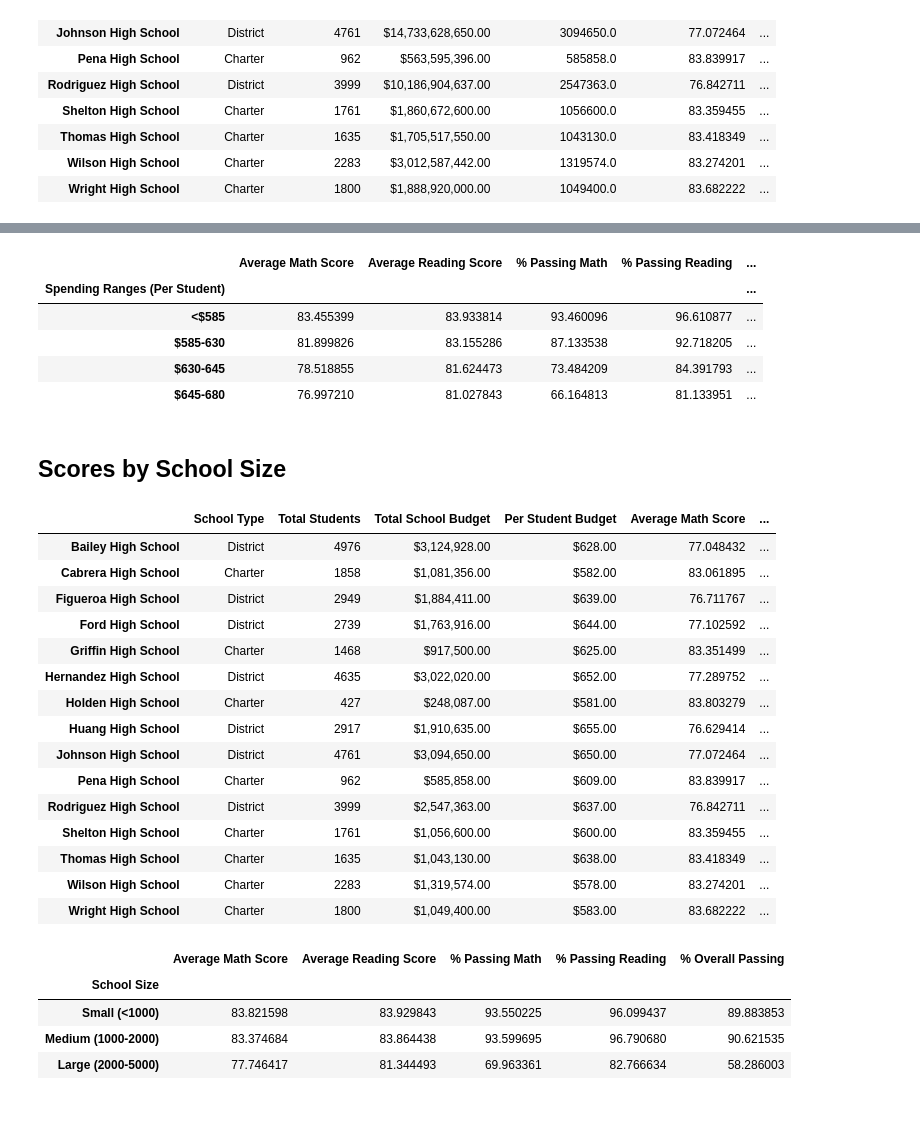
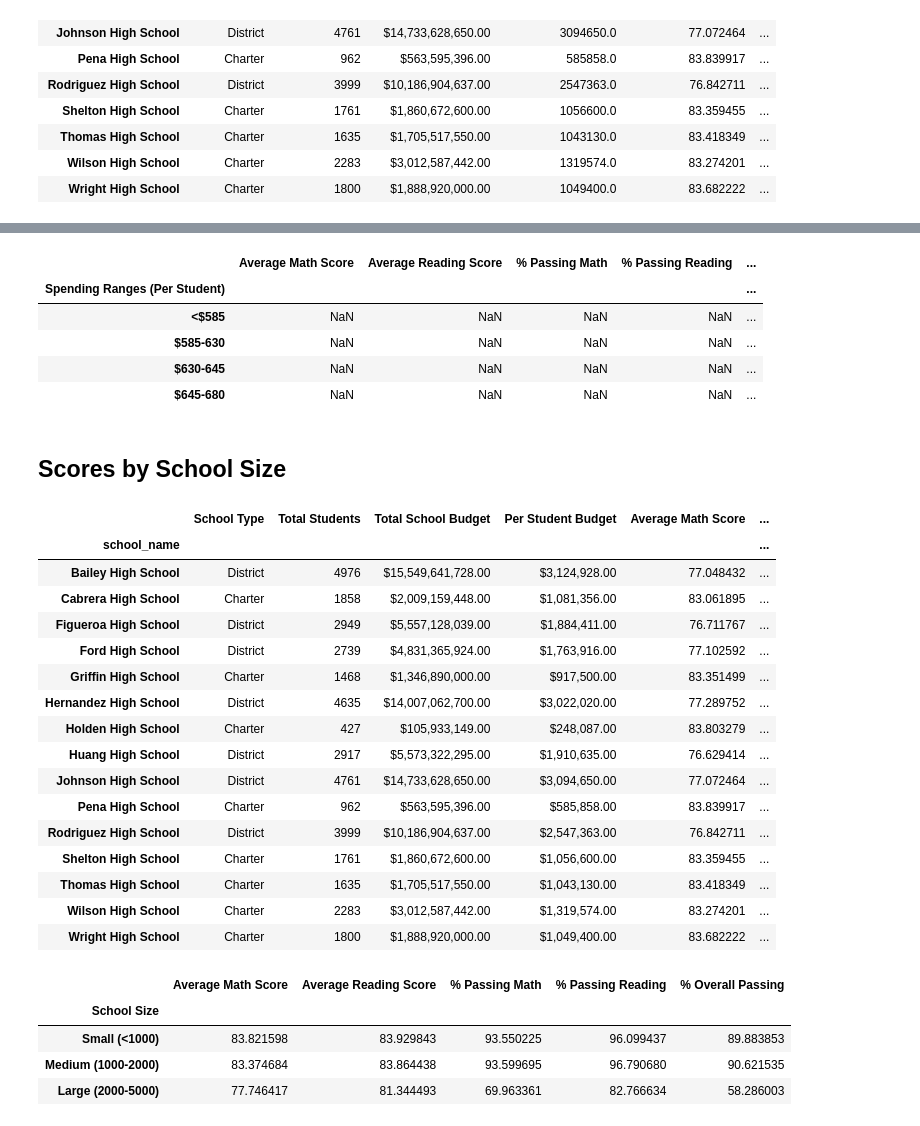
Before and after one commit to TheBasht/pandas-challenge, a Jupyter notebook: PyCitySchools/PyCitySchools_starter.ipynb, the cells around one changed output, grey strips where cells are left out. Drawn from its saved outputs; the diff is of its cells as text; code cells hidden in the pictures.

Commit message:
Type summary finished 1st try and notebook finished 1st try

```diff
--- a/PyCitySchools/PyCitySchools_starter.ipynb
+++ b/PyCitySchools/PyCitySchools_starter.ipynb
@@ -399,16 +403,24 @@ KeyError: 'Column not found: % Overall Passing'
 # %%
 # Assemble into DataFrame
-spending_summary =
+spending_summary = pd.DataFrame(
+    {
+        "Average Math Score": spending_math_scores,
+        "Average Reading Score": spending_reading_scores,
+        "% Passing Math": spending_passing_math,
+        "% Passing Reading": spending_passing_reading,
+        "% Overall Passing": overall_passing_spending,
+    }
+)
 
 # Display results
 spending_summary
 # %% [output]
 |  | Average Math Score | Average Reading Score | % Passing Math | % Passing Reading | ... |
 | Spending Ranges (Per Student) |  |  |  |  | ... |
-| <$585 | 83.455399 | 83.933814 | 93.460096 | 96.610877 | ... |
-| $585-630 | 81.899826 | 83.155286 | 87.133538 | 92.718205 | ... |
-| $630-645 | 78.518855 | 81.624473 | 73.484209 | 84.391793 | ... |
-| $645-680 | 76.997210 | 81.027843 | 66.164813 | 81.133951 | ... |
+| <$585 | NaN | NaN | NaN | NaN | ... |
+| $585-630 | NaN | NaN | NaN | NaN | ... |
+| $630-645 | NaN | NaN | NaN | NaN | ... |
+| $645-680 | NaN | NaN | NaN | NaN | ... |
 # %% [markdown]
 ## Scores by School Size
 # %%
@@ -419,25 +431,26 @@ labels = ["Small (<1000)", "Medium (1000-2000)", "Large (2000-5000)"]
 # Categorize the spending based on the bins
 # Use `pd.cut` on the "Total Students" column of the `per_school_summary` DataFrame.
 
-per_school_summary["School Size"] =
+per_school_summary["School Size"] = pd.cut(per_school_summary["Total Students"], size_bins, labels=labels)
 per_school_summary
 # %% [output]
 |  | School Type | Total Students | Total School Budget | Per Student Budget | Average Math Score | ... |
-| Bailey High School | District | 4976 | $3,124,928.00 | $628.00 | 77.048432 | ... |
-| Cabrera High School | Charter | 1858 | $1,081,356.00 | $582.00 | 83.061895 | ... |
-| Figueroa High School | District | 2949 | $1,884,411.00 | $639.00 | 76.711767 | ... |
-| Ford High School | District | 2739 | $1,763,916.00 | $644.00 | 77.102592 | ... |
-| Griffin High School | Charter | 1468 | $917,500.00 | $625.00 | 83.351499 | ... |
-| Hernandez High School | District | 4635 | $3,022,020.00 | $652.00 | 77.289752 | ... |
-| Holden High School | Charter | 427 | $248,087.00 | $581.00 | 83.803279 | ... |
-| Huang High School | District | 2917 | $1,910,635.00 | $655.00 | 76.629414 | ... |
-| Johnson High School | District | 4761 | $3,094,650.00 | $650.00 | 77.072464 | ... |
-| Pena High School | Charter | 962 | $585,858.00 | $609.00 | 83.839917 | ... |
-| Rodriguez High School | District | 3999 | $2,547,363.00 | $637.00 | 76.842711 | ... |
-| Shelton High School | Charter | 1761 | $1,056,600.00 | $600.00 | 83.359455 | ... |
-| Thomas High School | Charter | 1635 | $1,043,130.00 | $638.00 | 83.418349 | ... |
-| Wilson High School | Charter | 2283 | $1,319,574.00 | $578.00 | 83.274201 | ... |
-| Wright High School | Charter | 1800 | $1,049,400.00 | $583.00 | 83.682222 | ... |
+| school_name |  |  |  |  |  | ... |
+| Bailey High School | District | 4976 | $15,549,641,728.00 | $3,124,928.00 | 77.048432 | ... |
+| Cabrera High School | Charter | 1858 | $2,009,159,448.00 | $1,081,356.00 | 83.061895 | ... |
+| Figueroa High School | District | 2949 | $5,557,128,039.00 | $1,884,411.00 | 76.711767 | ... |
+| Ford High School | District | 2739 | $4,831,365,924.00 | $1,763,916.00 | 77.102592 | ... |
+| Griffin High School | Charter | 1468 | $1,346,890,000.00 | $917,500.00 | 83.351499 | ... |
+| Hernandez High School | District | 4635 | $14,007,062,700.00 | $3,022,020.00 | 77.289752 | ... |
+| Holden High School | Charter | 427 | $105,933,149.00 | $248,087.00 | 83.803279 | ... |
+| Huang High School | District | 2917 | $5,573,322,295.00 | $1,910,635.00 | 76.629414 | ... |
+| Johnson High School | District | 4761 | $14,733,628,650.00 | $3,094,650.00 | 77.072464 | ... |
+| Pena High School | Charter | 962 | $563,595,396.00 | $585,858.00 | 83.839917 | ... |
+| Rodriguez High School | District | 3999 | $10,186,904,637.00 | $2,547,363.00 | 76.842711 | ... |
+| Shelton High School | Charter | 1761 | $1,860,672,600.00 | $1,056,600.00 | 83.359455 | ... |
+| Thomas High School | Charter | 1635 | $1,705,517,550.00 | $1,043,130.00 | 83.418349 | ... |
+| Wilson High School | Charter | 2283 | $3,012,587,442.00 | $1,319,574.00 | 83.274201 | ... |
+| Wright High School | Charter | 1800 | $1,888,920,000.00 | $1,049,400.00 | 83.682222 | ... |
 # %%
 # Calculate averages for the desired columns.
 size_math_scores = per_school_summary.groupby(["School Size"])["Average Math Score"].mean()
```
Also changed, not shown: parts of 5 cells of this notebook.
